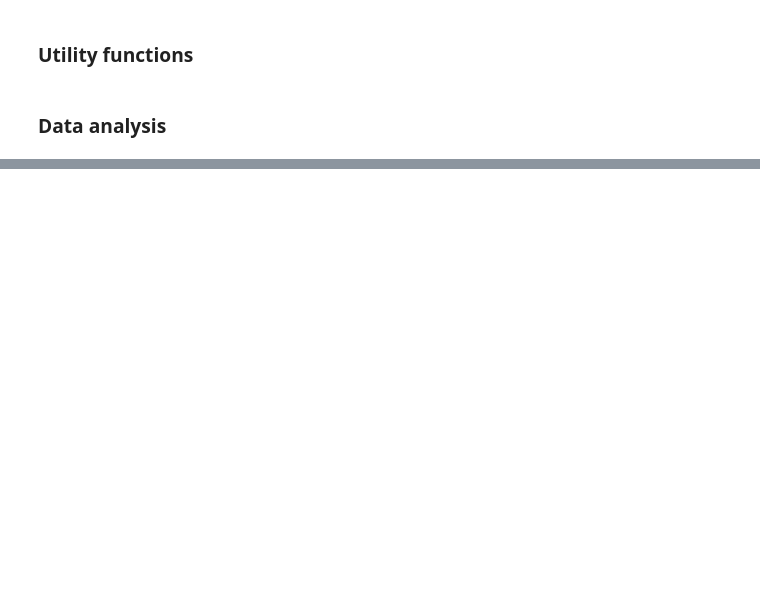
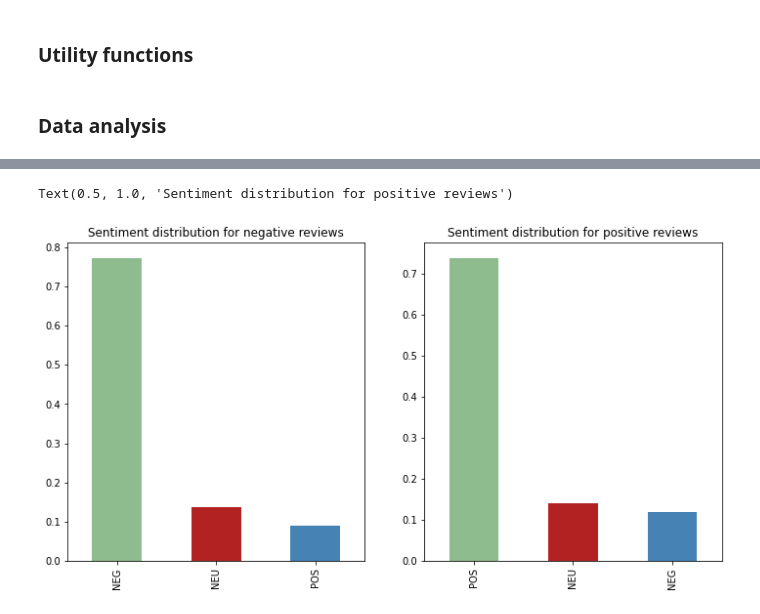
Before and after one commit to UFRJ-Lucas/ARS-ufrj-2024.1, a Jupyter notebook: ARS_reviews_analysis.ipynb, the cells around one changed output, grey strips where cells are left out. Saved outputs shown, nothing was run; the diff lists cells and outputs as text; code cells hidden in the pictures; blank space fills up the shorter version.

```diff
--- a/ARS_reviews_analysis.ipynb
+++ b/ARS_reviews_analysis.ipynb
@@ -112,0 +154,20 @@ generate_wordcloud(negative_texts)
+# %%
+negative_reviews = reviews[reviews['review_score'] == -1]
+positive_reviews = reviews[reviews['review_score'] == 1]
+
+plt.figure(figsize=(12, 6))
+
+# get the reviews that have negative review_score and plot the sentiment distribution for those
+plt.subplot(1, 2, 1)
+negative_sentiment_counts = negative_reviews['sentiment'].value_counts(normalize=True)
+negative_sentiment_counts.plot(kind='bar', color=[COLORS['green'], COLORS['red'], COLORS['blue']])
+plt.title('Sentiment distribution for negative reviews')
+
+# get the reviews that have positive review_score and plot the sentiment distribution for those
+plt.subplot(1, 2, 2)
+positive_sentiment_counts = positive_reviews['sentiment'].value_counts(normalize=True)
+positive_sentiment_counts.plot(kind='bar', color=[COLORS['green'], COLORS['red'], COLORS['blue']])
+plt.title('Sentiment distribution for positive reviews')
+# %% [output]
+Text(0.5, 1.0, 'Sentiment distribution for positive reviews')
+[figure, added]
```
Also changed, not shown: parts of 23 cells of this notebook, 1 other file.
